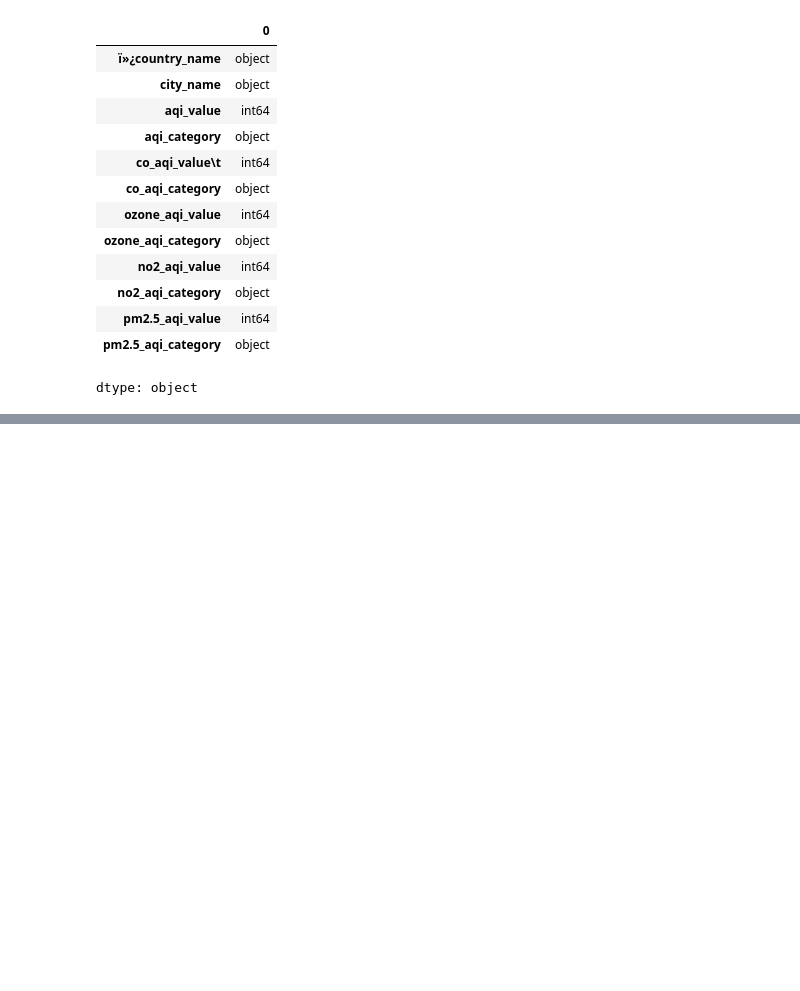
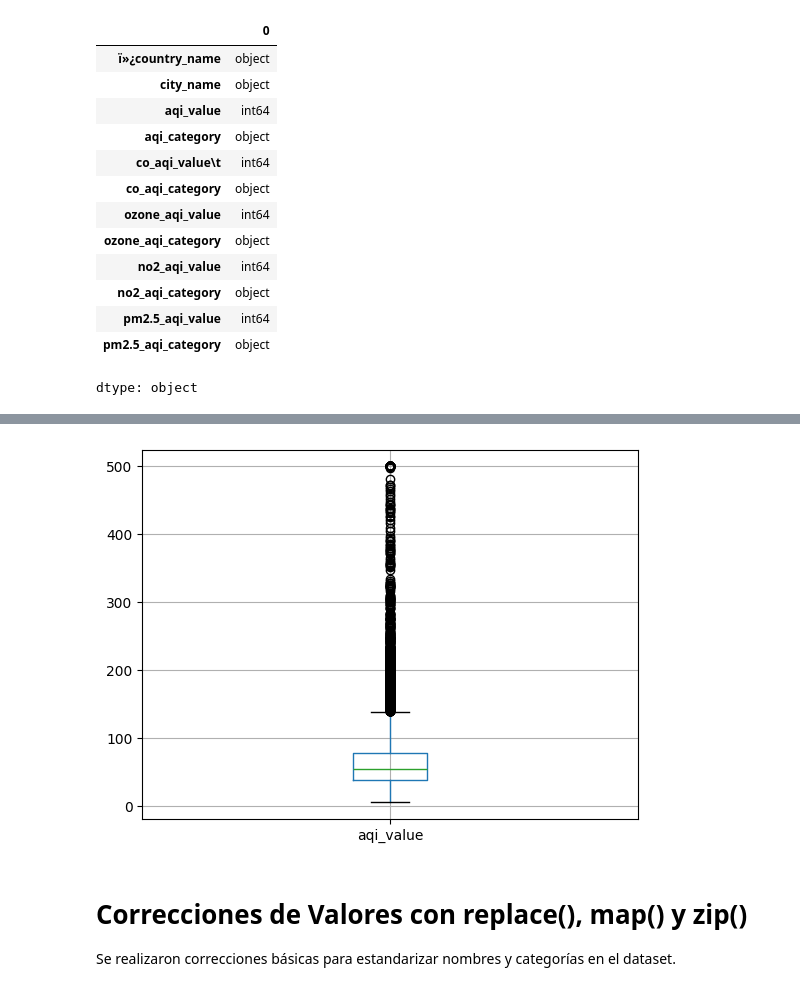
Before and after one commit to OscarLMAR/-Global-Air-Pollution-Data, a Jupyter notebook: S20_Evidencia_de_Aprendizaje_1.ipynb, the cells around one changed output, grey strips where cells are left out. Cells and saved outputs as stored; diff of their text form; code cells hidden in the pictures; blank space fills up the shorter version.

```diff
--- a/S20_Evidencia_de_Aprendizaje_1.ipynb
+++ b/S20_Evidencia_de_Aprendizaje_1.ipynb
@@ -200,0 +364,2 @@ profile.to_file("reporte.html")
+# %%
+df = df.drop_duplicates()
@@ -200,0 +370,4 @@ profile.to_file("reporte.html")
+# %%
+df["ï»¿country_name"] = df["ï»¿country_name"].fillna(df["ï»¿country_name"].mode()[0])
+# %%
+df["city_name"] = df["city_name"].fillna(df["city_name"].mode()[0])
@@ -200,0 +382,11 @@ profile.to_file("reporte.html")
+# %%
+import matplotlib.pyplot as plt
+
+df.boxplot(column="aqi_value")
+plt.show()
+# %% [output]
+[figure, added]
+# %% [markdown]
+# **Correcciones de Valores con replace(), map() y zip()**
+
+Se realizaron correcciones básicas para estandarizar nombres y categorías en el dataset.
```
Also changed, not shown: parts of 41 cells of this notebook.
